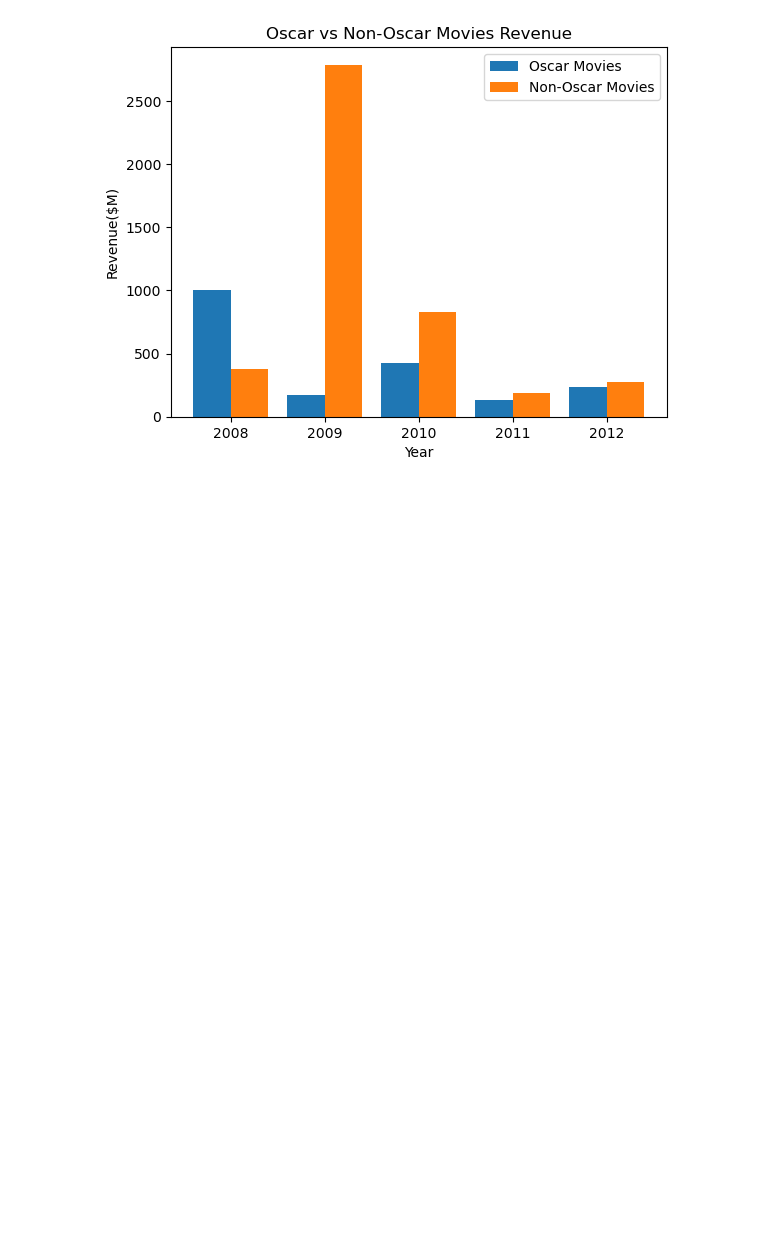
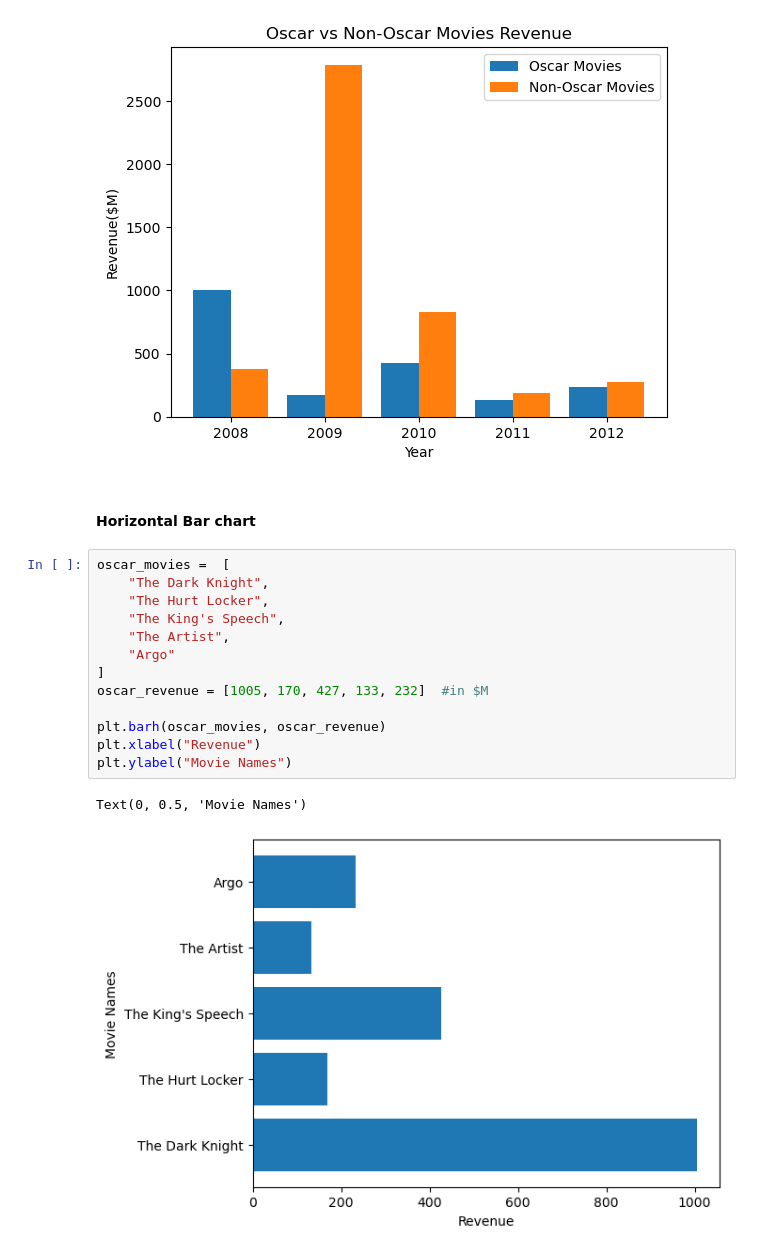
Before and after one commit to OMPRAKASH261/Prime-AI_ML_DS, a Jupyter notebook: DataVisualization/matplotlib_tutorial.ipynb, the cells around one changed output. Drawn from its saved outputs; the diff is of its cells as text; blank space fills up the shorter version.

Commit message:
Bar chart & pie chart

```diff
--- a/DataVisualization/matplotlib_tutorial.ipynb
+++ b/DataVisualization/matplotlib_tutorial.ipynb
@@ -251,3 +235,21 @@ plt.xticks(x, years)
   Text(3, 0, '2011'),
   Text(4, 0, '2012')])
 [figure]
+# %% [markdown]
+#### Horizontal Bar chart
+# %%
+oscar_movies =  [
+    "The Dark Knight",
+    "The Hurt Locker",
+    "The King's Speech",
+    "The Artist",
+    "Argo"
+]
+oscar_revenue = [1005, 170, 427, 133, 232]  #in $M
+
+plt.barh(oscar_movies, oscar_revenue)
+plt.xlabel("Revenue")
+plt.ylabel("Movie Names")
+# %% [output]
+Text(0, 0.5, 'Movie Names')
+[figure, added]
```
Also changed, not shown: parts of 8 cells of this notebook.
